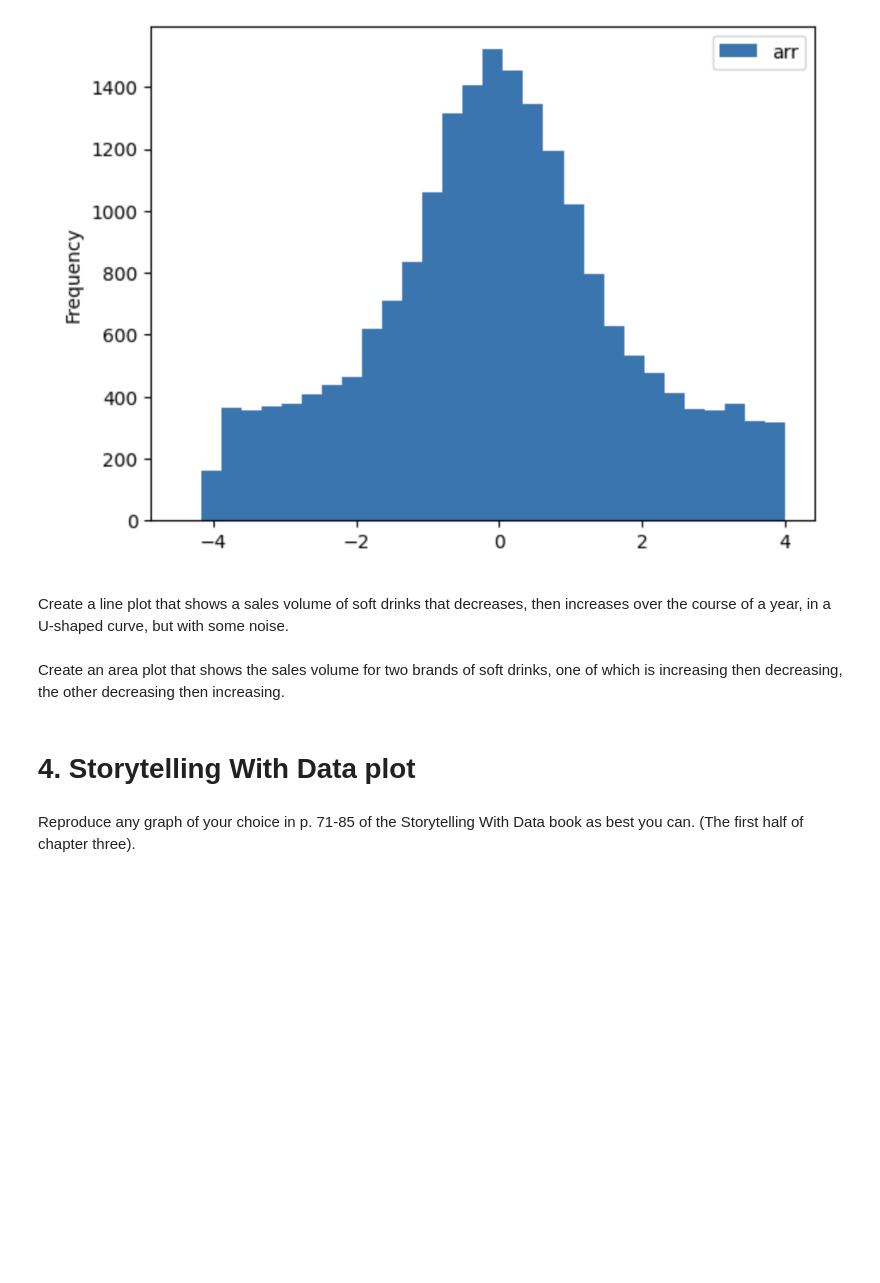
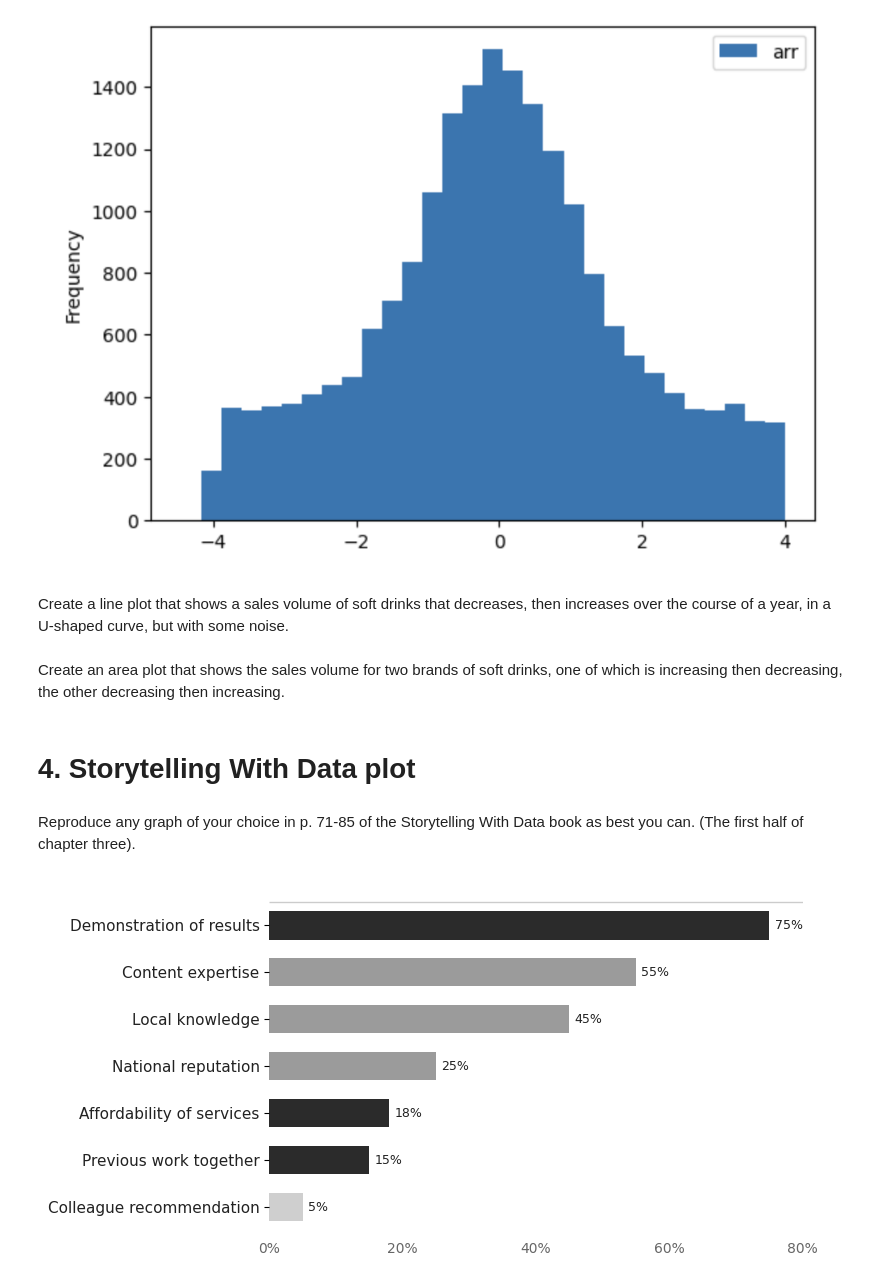
Before and after one commit to salil82/Module-B-semester-2, a Jupyter notebook: OMDS-ModB2-Week5-Deshpande-Salil.ipynb, the cells around one changed output. Drawn from its saved outputs; the diff is of its cells as text; code cells hidden in the pictures; blank space fills up the shorter version.

```diff
--- a/OMDS-ModB2-Week5-Deshpande-Salil.ipynb
+++ b/OMDS-ModB2-Week5-Deshpande-Salil.ipynb
@@ -194,3 +257,77 @@ Create an area plot that shows the sales volume for two brands of soft drinks, o
 # 4. Storytelling With Data plot
 # %% [markdown]
 Reproduce any graph of your choice in p. 71-85 of the Storytelling With Data book as best you can.  (The first half of chapter three).
+# %%
+import matplotlib.pyplot as plt
+import numpy as np
+
+# Data and labels (values are percentages from left image; adjust if you have exact numbers)
+labels = [
+    "Demonstration of results",
+    "Content expertise",
+    "Local knowledge",
+    "National reputation",
+    "Affordability of services",
+    "Previous work together",
+    "Colleague recommendation"
+]
+
+# Example approximate percentages matching visual:
+values = [75, 55, 45, 25, 18, 15, 5]  # adjust to your real values if available
+
+# Colors: alternate dark/gray to match the visual
+colors = [
+    "#2b2b2b",  # dark
+    "#9b9b9b",  # light gray
+    "#9b9b9b",
+    "#9b9b9b",
+    "#2b2b2b",
+    "#2b2b2b",
+    "#cfcfcf"   # very light gray for the smallest bar
+]
+
+# Plot setup
+fig, ax = plt.subplots(figsize=(8, 4))  # adjust size as needed
+
+y_pos = np.arange(len(labels))
+
+# Draw horizontal bars
+bar_containers = ax.barh(y_pos, values, color=colors, height=0.6, edgecolor='none')
+
+# Invert y-axis so the first label is on top
+ax.invert_yaxis()
+
+# X-axis ticks as percentages
+max_val = 80  # set to 80 to match the image's 0-80% scale
+ax.set_xlim(0, max_val)
+xticks = np.arange(0, max_val+1, 20)
+ax.set_xticks(xticks)
+ax.set_xticklabels([f"{x}%" for x in xticks], fontsize=10, color="#666666")
+
+# Remove spines and y-axis line for the minimal aesthetic
+for spine in ["top", "right", "left", "bottom"]:
+    ax.spines[spine].set_visible(False)
+
+# Add thin horizontal grid line at top (to mimic the image's top axis line)
+ax.xaxis.grid(False)
+# Add a light line at the top of the plot area (just beneath xtick labels)
+ax.hlines(-0.5, 0, max_val, color="#cccccc", linewidth=1)
+
+# Y labels (left of bars)
+ax.set_yticks(y_pos)
+ax.set_yticklabels(labels, fontsize=11, color="#222222")
+
+# Remove x-axis tick line markers
+ax.tick_params(axis='x', length=0)
+
+# Optionally annotate bar values at the end of each bar
+for i, v in enumerate(values):
+    ax.text(v + max_val*0.01, y_pos[i], f"{v}%", va='center', fontsize=9, color="#222222")
+
+# Title (optional)
+ax.set_title("", pad=12, fontsize=12)
+
+plt.tight_layout()
+plt.show()
+# %% [output]
+[figure, added]
```
Also changed, not shown: parts of 1 cell of this notebook.
